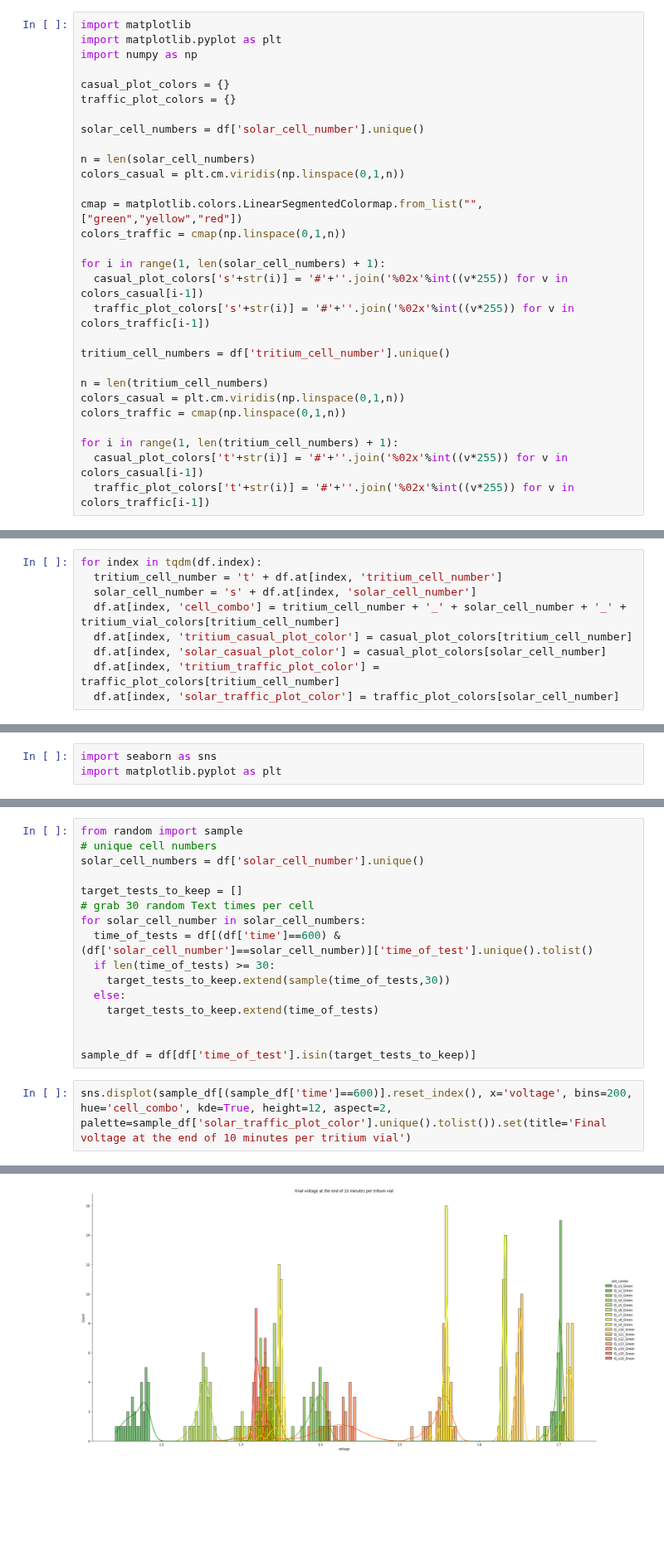
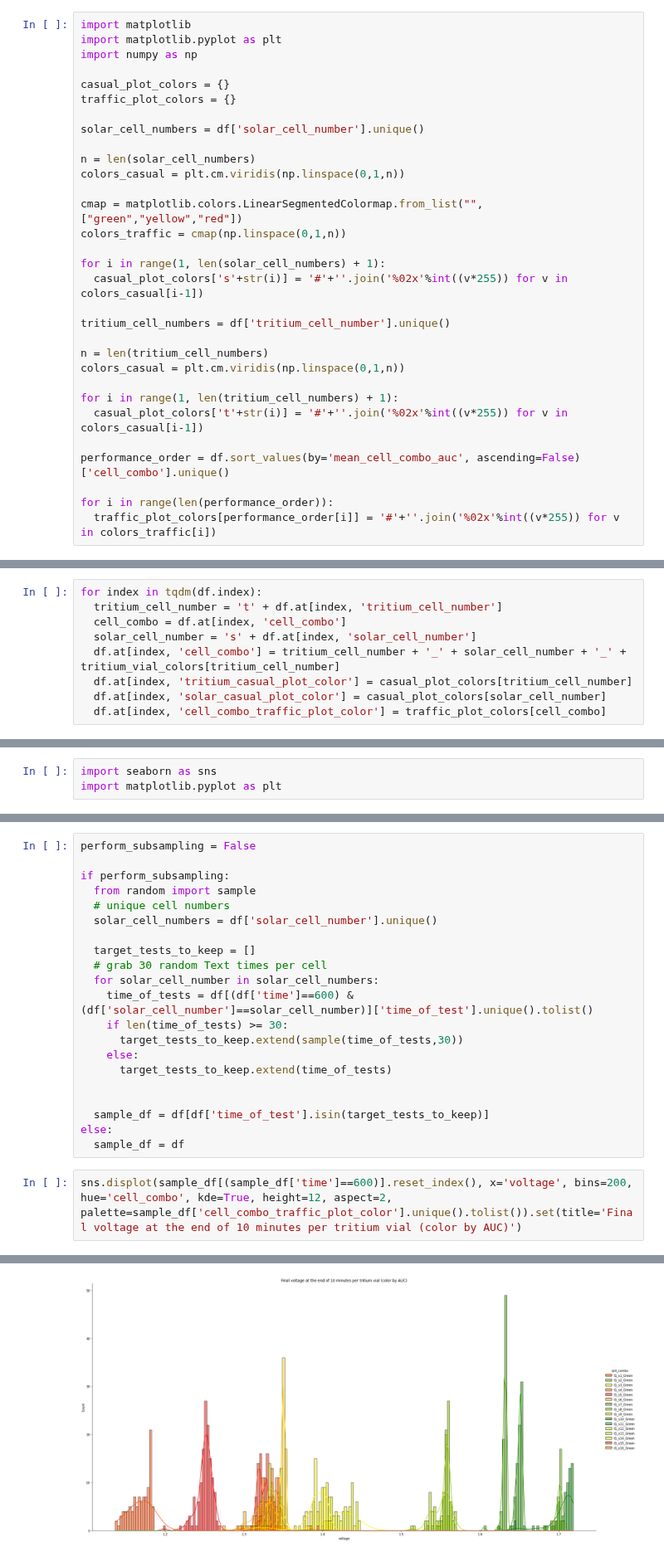
Before and after one commit to darkmatter2222/Nuclear-Battery, a Jupyter notebook: measurement_techniques/analiyze_measurements/single_cell_performance_testing.ipynb, the cells around one changed output, grey strips where cells are left out. Shown at 83% size. Drawn from its saved outputs; the diff is of its cells as text; blank space fills up the shorter version.

```diff
--- a/measurement_techniques/analiyze_measurements/single_cell_performance_testing.ipynb
+++ b/measurement_techniques/analiyze_measurements/single_cell_performance_testing.ipynb
@@ -101,14 +112,16 @@ colors_traffic = cmap(np.linspace(0,1,n))
 
 for i in range(1, len(solar_cell_numbers) + 1):
   casual_plot_colors['s'+str(i)] = '#'+''.join('%02x'%int((v*255)) for v in colors_casual[i-1])
-  traffic_plot_colors['s'+str(i)] = '#'+''.join('%02x'%int((v*255)) for v in colors_traffic[i-1])
 
 tritium_cell_numbers = df['tritium_cell_number'].unique()
 
 n = len(tritium_cell_numbers)
 colors_casual = plt.cm.viridis(np.linspace(0,1,n))
-colors_traffic = cmap(np.linspace(0,1,n))
 
 for i in range(1, len(tritium_cell_numbers) + 1):
   casual_plot_colors['t'+str(i)] = '#'+''.join('%02x'%int((v*255)) for v in colors_casual[i-1])
-  traffic_plot_colors['t'+str(i)] = '#'+''.join('%02x'%int((v*255)) for v in colors_traffic[i-1])
+
+performance_order = df.sort_values(by='mean_cell_combo_auc', ascending=False)['cell_combo'].unique()
+
+for i in range(len(performance_order)):
+  traffic_plot_colors[performance_order[i]] = '#'+''.join('%02x'%int((v*255)) for v in colors_traffic[i])
@@ -123,9 +128,9 @@ tritium_vial_colors = {
 # %%
 for index in tqdm(df.index):
   tritium_cell_number = 't' + df.at[index, 'tritium_cell_number']
+  cell_combo = df.at[index, 'cell_combo']
   solar_cell_number = 's' + df.at[index, 'solar_cell_number']
   df.at[index, 'cell_combo'] = tritium_cell_number + '_' + solar_cell_number + '_' + tritium_vial_colors[tritium_cell_number]
   df.at[index, 'tritium_casual_plot_color'] = casual_plot_colors[tritium_cell_number]
   df.at[index, 'solar_casual_plot_color'] = casual_plot_colors[solar_cell_number]
-  df.at[index, 'tritium_traffic_plot_color'] = traffic_plot_colors[tritium_cell_number]
-  df.at[index, 'solar_traffic_plot_color'] = traffic_plot_colors[solar_cell_number]
+  df.at[index, 'cell_combo_traffic_plot_color'] = traffic_plot_colors[cell_combo]
@@ -155,21 +155,26 @@ Text(0.5, 1.0, 'Cell Test Count')
 # %%
-from random import sample
-# unique cell numbers
-solar_cell_numbers = df['solar_cell_number'].unique()
+perform_subsampling = False
 
-target_tests_to_keep = []
-# grab 30 random Text times per cell
-for solar_cell_number in solar_cell_numbers:
-  time_of_tests = df[(df['time']==600) & (df['solar_cell_number']==solar_cell_number)]['time_of_test'].unique().tolist()
-  if len(time_of_tests) >= 30:
-    target_tests_to_keep.extend(sample(time_of_tests,30))
-  else:
-    target_tests_to_keep.extend(time_of_tests)
+if perform_subsampling:
+  from random import sample
+  # unique cell numbers
+  solar_cell_numbers = df['solar_cell_number'].unique()
+
+  target_tests_to_keep = []
+  # grab 30 random Text times per cell
+  for solar_cell_number in solar_cell_numbers:
+    time_of_tests = df[(df['time']==600) & (df['solar_cell_number']==solar_cell_number)]['time_of_test'].unique().tolist()
+    if len(time_of_tests) >= 30:
+      target_tests_to_keep.extend(sample(time_of_tests,30))
+    else:
+      target_tests_to_keep.extend(time_of_tests)
 
 
-sample_df = df[df['time_of_test'].isin(target_tests_to_keep)]
+  sample_df = df[df['time_of_test'].isin(target_tests_to_keep)]
+else:
+  sample_df = df
 # %%
-sns.displot(sample_df[(sample_df['time']==600)].reset_index(), x='voltage', bins=200, hue='cell_combo', kde=True, height=12, aspect=2, palette=sample_df['solar_traffic_plot_color'].unique().tolist()).set(title='Final voltage at the end of 10 minutes per tritium vial')
+sns.displot(sample_df[(sample_df['time']==600)].reset_index(), x='voltage', bins=200, hue='cell_combo', kde=True, height=12, aspect=2, palette=sample_df['cell_combo_traffic_plot_color'].unique().tolist()).set(title='Final voltage at the end of 10 minutes per tritium vial (color by AUC)')
 # %% [output]
 <seaborn.axisgrid.FacetGrid at 0x...>
-[figure, old version]
+[figure, new version]
```
Also changed, not shown: parts of 11 cells of this notebook.
